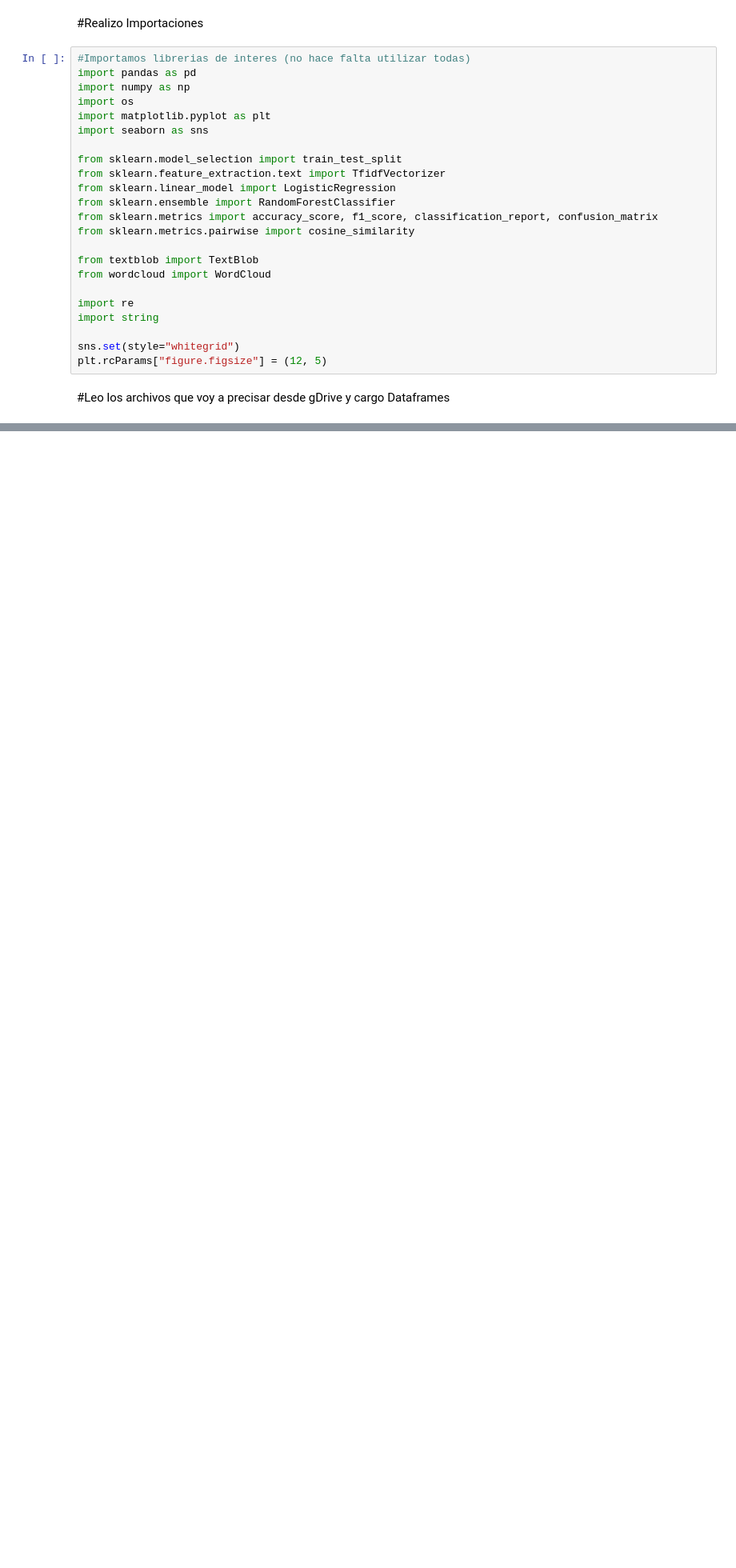
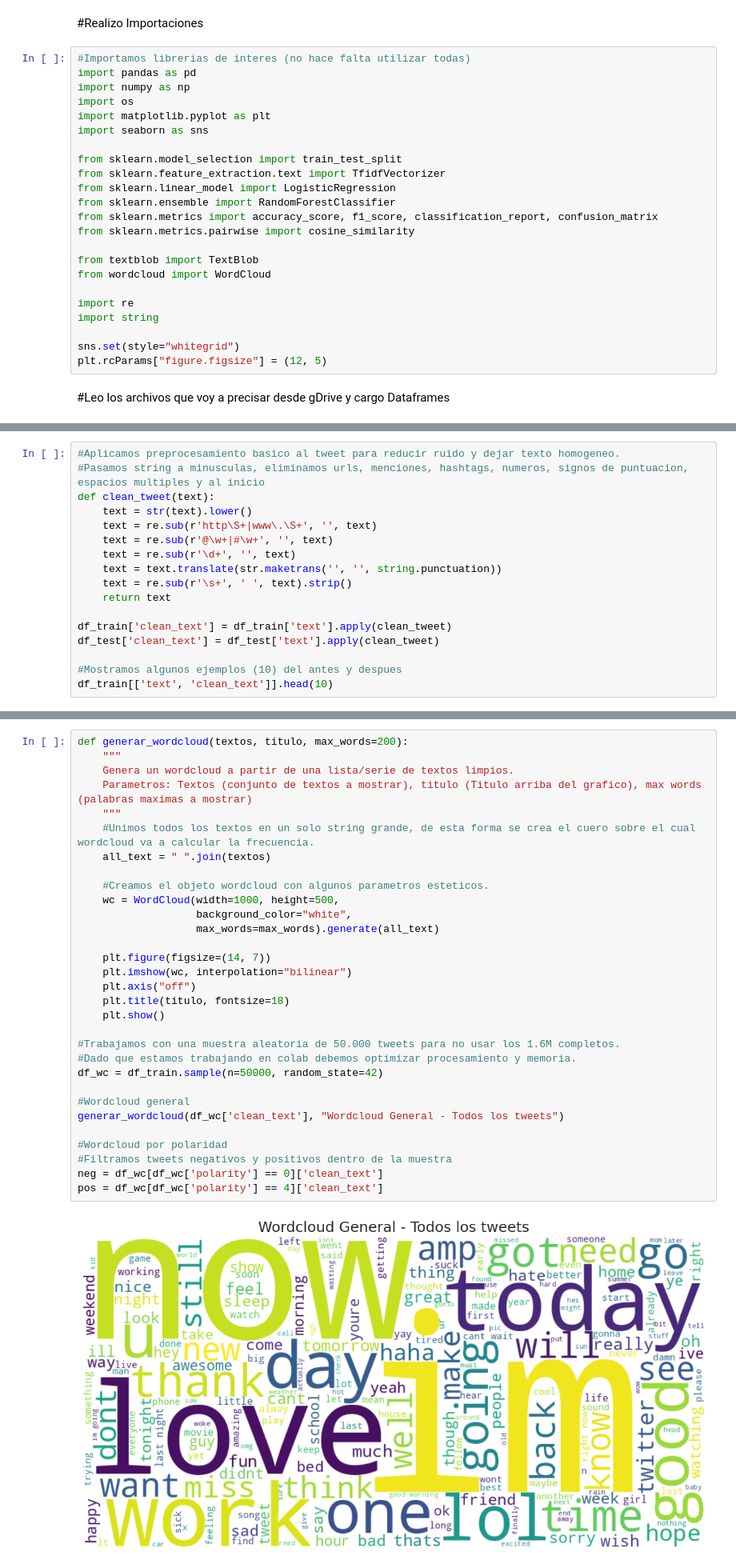
Before and after one commit to marcelomkk/tweetsAnalytics, a Jupyter notebook: Entrega-TP3.ipynb, the cells around one changed output, grey strips where cells are left out. Shown at 80% size. Drawn from its saved outputs; the diff is of its cells as text; blank space fills up the shorter version.

```diff
--- a/Entrega-TP3.ipynb
+++ b/Entrega-TP3.ipynb
@@ -122,0 +125,17 @@ La presentación puede ser desde la misma notebook, pero se pueden utilizar dist
+# %%
+#Aplicamos preprocesamiento basico al tweet para reducir ruido y dejar texto homogeneo.
+#Pasamos string a minusculas, eliminamos urls, menciones, hashtags, numeros, signos de puntuacion, espacios multiples y al inicio
+def clean_tweet(text):
+    text = str(text).lower()
+    text = re.sub(r'http\S+|www\.\S+', '', text)
+    text = re.sub(r'@\w+|#\w+', '', text)
+    text = re.sub(r'\d+', '', text)
+    text = text.translate(str.maketrans('', '', string.punctuation))
+    text = re.sub(r'\s+', ' ', text).strip()
+    return text
+
+df_train['clean_text'] = df_train['text'].apply(clean_tweet)
+df_test['clean_text'] = df_test['text'].apply(clean_tweet)
+
+#Mostramos algunos ejemplos (10) del antes y despues
+df_train[['text', 'clean_text']].head(10)
@@ -122,0 +168,33 @@ La presentación puede ser desde la misma notebook, pero se pueden utilizar dist
+# %%
+def generar_wordcloud(textos, titulo, max_words=200):
+    """
+    Genera un wordcloud a partir de una lista/serie de textos limpios.
+    Parametros: Textos (conjunto de textos a mostrar), titulo (Titulo arriba del grafico), max words (palabras maximas a mostrar)
+    """
+    #Unimos todos los textos en un solo string grande, de esta forma se crea el cuero sobre el cual wordcloud va a calcular la frecuencia.
+    all_text = " ".join(textos)
+
+    #Creamos el objeto wordcloud con algunos parametros esteticos.
+    wc = WordCloud(width=1000, height=500,
+                   background_color="white",
+                   max_words=max_words).generate(all_text)
+
+    plt.figure(figsize=(14, 7))
+    plt.imshow(wc, interpolation="bilinear")
+    plt.axis("off")
+    plt.title(titulo, fontsize=18)
+    plt.show()
+
+#Trabajamos con una muestra aleatoria de 50.000 tweets para no usar los 1.6M completos.
+#Dado que estamos trabajando en colab debemos optimizar procesamiento y memoria.
+df_wc = df_train.sample(n=50000, random_state=42)
+
+#Wordcloud general
+generar_wordcloud(df_wc['clean_text'], "Wordcloud General - Todos los tweets")
+
+#Wordcloud por polaridad
+#Filtramos tweets negativos y positivos dentro de la muestra
+neg = df_wc[df_wc['polarity'] == 0]['clean_text']
+pos = df_wc[df_wc['polarity'] == 4]['clean_text']
+# %% [output]
+[figure, added]
```
Also changed, not shown: parts of 32 cells of this notebook.
